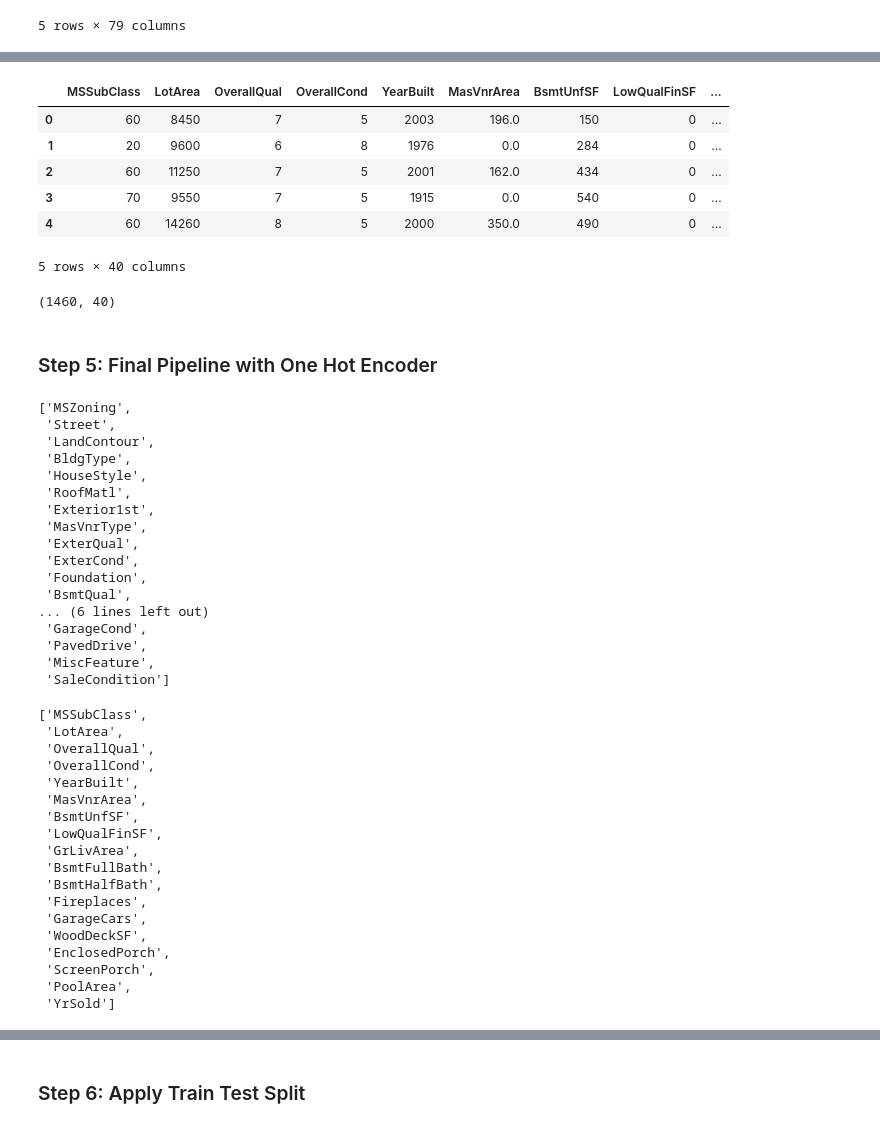
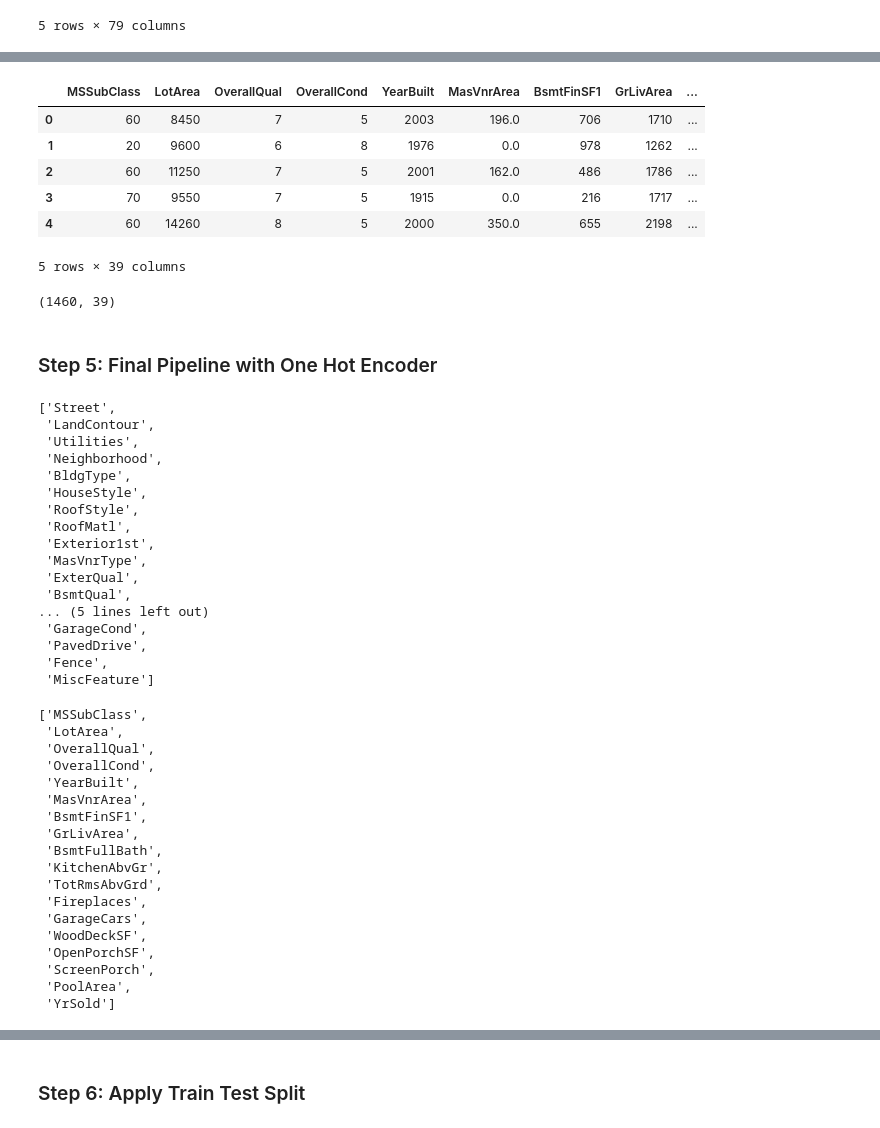
Before and after one commit to JagtapT/VS-code-6pm-weekend, a Jupyter notebook: Regression Project/BackwardElimination.ipynb, the cells around one changed output, grey strips where cells are left out. Drawn from its saved outputs; the diff is of its cells as text; code cells hidden in the pictures.

Commit message:
Feature Selection

```diff
--- a/Regression Project/BackwardElimination.ipynb
+++ b/Regression Project/BackwardElimination.ipynb
@@ -145,7 +145,7 @@ from sklearn.compose import ColumnTransformer
 num_pipe1 = Pipeline(steps=[('Imputer', SimpleImputer(strategy='mean')),
                    ('scaler', StandardScaler())])
 # %%
-cat_pipe1 = Pipeline(steps=[('Imputer', SimpleImputer(strategy='most_frequent')),
+cat_pipe1 = Pipeline(steps=[('Imputer', SimpleImputer(strategy='constant', fill_value='Not Avail')),
                             ('ordinal', OrdinalEncoder())])
 # %%
 pre1 = ColumnTransformer([('num', num_pipe1, con),
@@ -166,7 +166,7 @@ from sklearn.linear_model import LinearRegression
 from sklearn.feature_selection import SequentialFeatureSelector
 # %%
 lr = LinearRegression()
-sel = SequentialFeatureSelector(estimator=lr, n_features_to_select='auto', direction='backward')
+sel = SequentialFeatureSelector(lr, n_features_to_select='auto', direction='forward')
 
-sel.fit_transform(X_pre1, Y)
-imp_cols = sel.get_feature_names_out()
+sel.fit(X_pre1, Y)
+sel_cols = sel.get_feature_names_out()
@@ -173,3 +201,8 @@ imp_cols = sel.get_feature_names_out()
+# %%
+imp_cols = []
+for i in sel_cols:
+    s = i.split('__')[1]
+    imp_cols.append(s)
 # %%
 imp_cols
 # %% [output]
@@ -219,18 +226,18 @@ sel_cols
 # %%
-X_sels = X[sel_cols]
+X_sels = X[imp_cols]
 X_sels.head()
 # %% [output]
-|  | MSSubClass | LotArea | OverallQual | OverallCond | YearBuilt | MasVnrArea | BsmtUnfSF | LowQualFinSF | ... |
-| 0 | 60 | 8450 | 7 | 5 | 2003 | 196.0 | 150 | 0 | ... |
-| 1 | 20 | 9600 | 6 | 8 | 1976 | 0.0 | 284 | 0 | ... |
-| 2 | 60 | 11250 | 7 | 5 | 2001 | 162.0 | 434 | 0 | ... |
-| 3 | 70 | 9550 | 7 | 5 | 1915 | 0.0 | 540 | 0 | ... |
-| 4 | 60 | 14260 | 8 | 5 | 2000 | 350.0 | 490 | 0 | ... |
+|  | MSSubClass | LotArea | OverallQual | OverallCond | YearBuilt | MasVnrArea | BsmtFinSF1 | GrLivArea | ... |
+| 0 | 60 | 8450 | 7 | 5 | 2003 | 196.0 | 706 | 1710 | ... |
+| 1 | 20 | 9600 | 6 | 8 | 1976 | 0.0 | 978 | 1262 | ... |
+| 2 | 60 | 11250 | 7 | 5 | 2001 | 162.0 | 486 | 1786 | ... |
+| 3 | 70 | 9550 | 7 | 5 | 1915 | 0.0 | 216 | 1717 | ... |
+| 4 | 60 | 14260 | 8 | 5 | 2000 | 350.0 | 655 | 2198 | ... |
-5 rows × 40 columns
+5 rows × 39 columns
 # %%
 X_sels.shape
 # %% [output]
-(1460, 40)
+(1460, 39)
 # %% [markdown]
 ### Step 5: Final Pipeline with One Hot Encoder
 # %%
@@ -239,23 +246,23 @@ con_sel = list(X_sels.columns[X_sels.dtypes!='object'])
 # %%
 cat_sel
 # %% [output]
-['MSZoning',
- 'Street',
+['Street',
  'LandContour',
+ 'Utilities',
+ 'Neighborhood',
  'BldgType',
  'HouseStyle',
+ 'RoofStyle',
  'RoofMatl',
  'Exterior1st',
  'MasVnrType',
  'ExterQual',
- 'ExterCond',
- 'Foundation',
  'BsmtQual',
-... (6 lines left out)
+... (5 lines left out)
  'GarageCond',
  'PavedDrive',
- 'MiscFeature',
- 'SaleCondition']
+ 'Fence',
+ 'MiscFeature']
 # %%
 con_sel
 # %% [output]
@@ -265,15 +272,15 @@ con_sel
  'OverallCond',
  'YearBuilt',
  'MasVnrArea',
- 'BsmtUnfSF',
- 'LowQualFinSF',
+ 'BsmtFinSF1',
  'GrLivArea',
  'BsmtFullBath',
- 'BsmtHalfBath',
+ 'KitchenAbvGr',
+ 'TotRmsAbvGrd',
  'Fireplaces',
  'GarageCars',
  'WoodDeckSF',
- 'EnclosedPorch',
+ 'OpenPorchSF',
  'ScreenPorch',
  'PoolArea',
  'YrSold']
```
Also changed, not shown: parts of 60 cells of this notebook, 4 other files.
